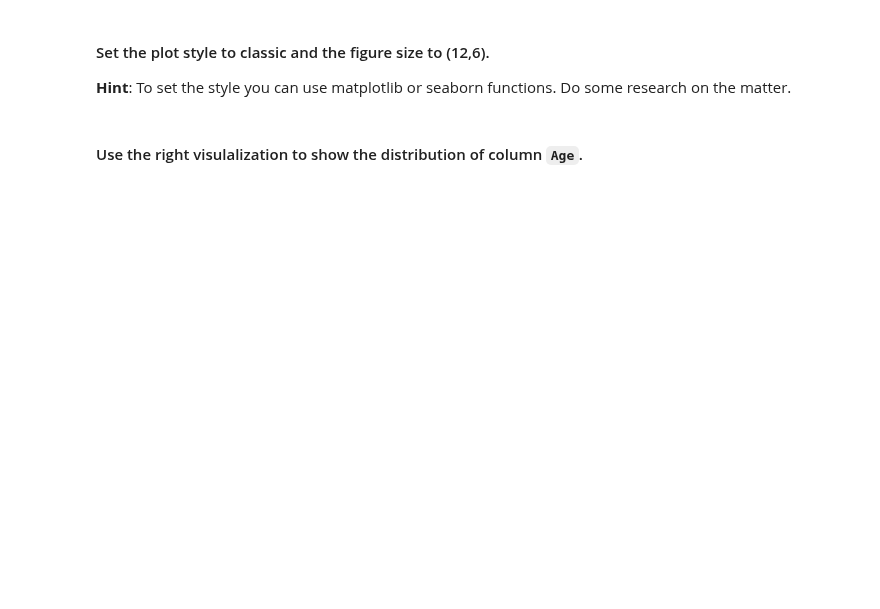
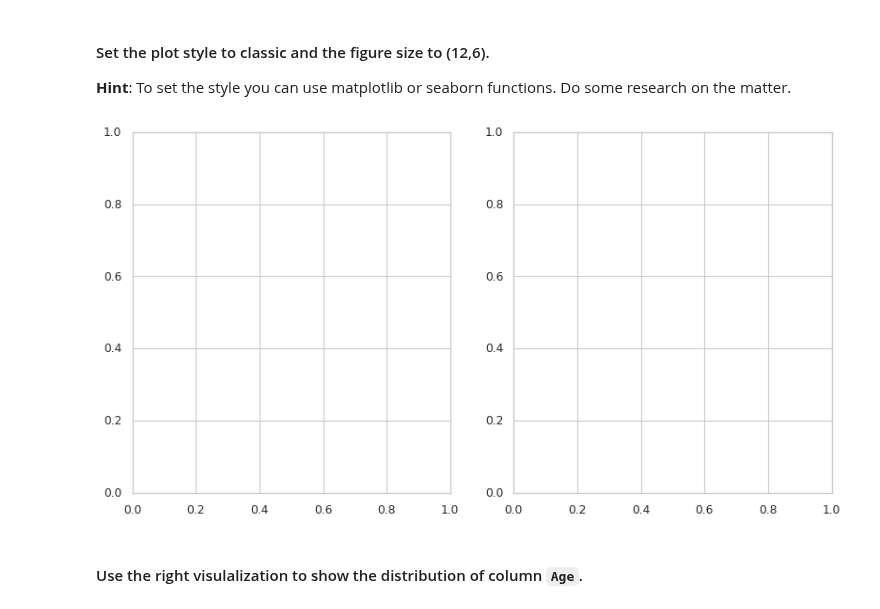
Before and after one commit to ta-data-lis/lab-matplotlib-seaborn, a Jupyter notebook: your-code/main.ipynb, the cells around one changed output. Saved outputs shown, nothing was run; the diff lists cells and outputs as text; code cells hidden in the pictures; blank space fills up the shorter version.

```diff
--- a/your-code/main.ipynb
+++ b/your-code/main.ipynb
@@ -105,2 +199,8 @@ How the average number of steps change by month. Use the appropriate visualizati
+# %%
+# your code here
+fig, ax = plt.subplots(1, 2,figsize=(12,6))
+plt.style.use('classic')
+# %% [output]
+[figure, added]
 # %% [markdown]
 #### Use the right visulalization to show the distribution of column `Age`.
```
Also changed, not shown: parts of 47 cells of this notebook.
